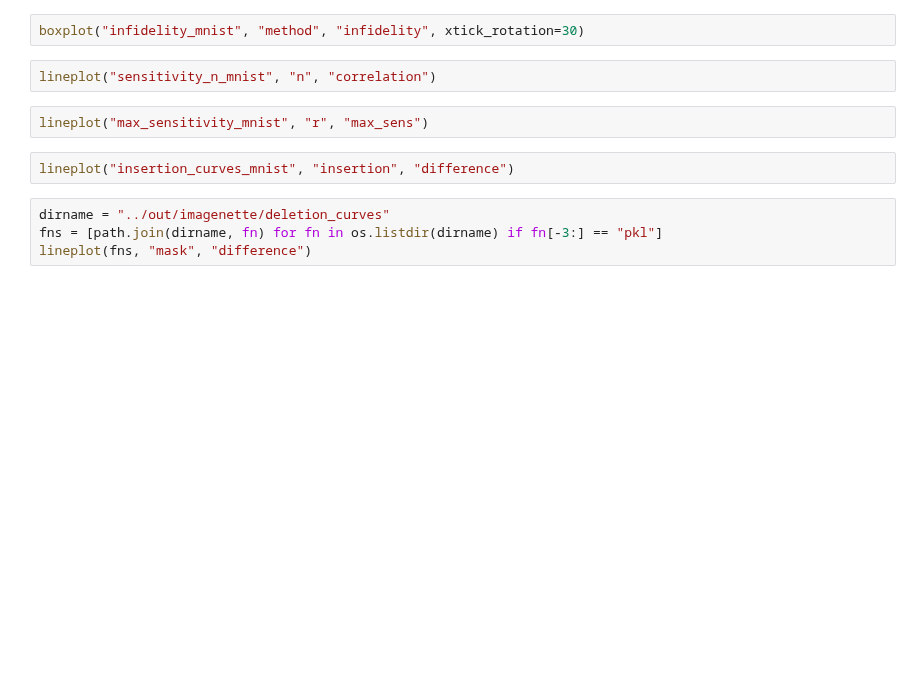
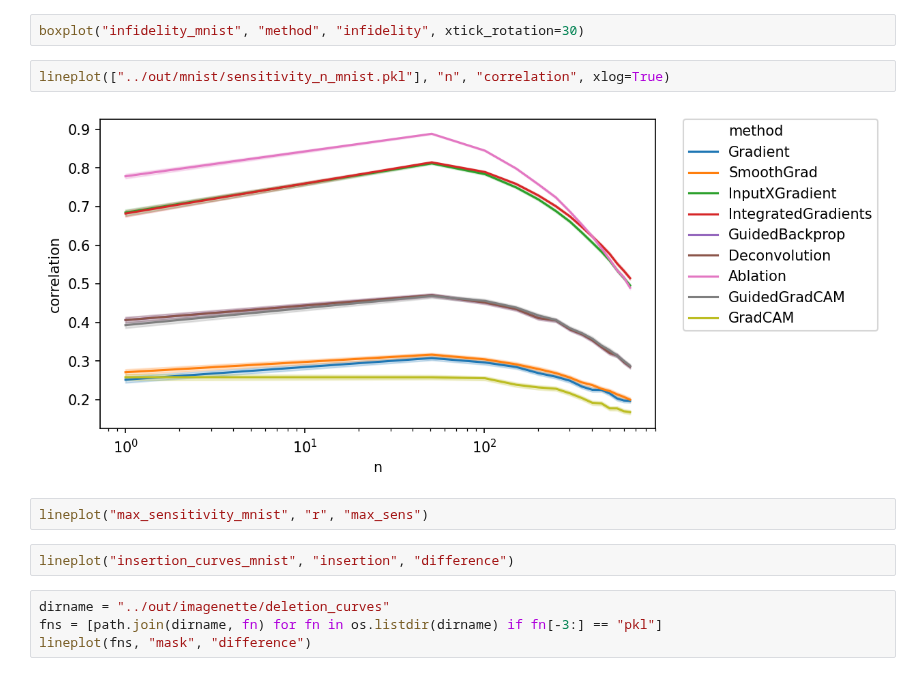
Before and after one commit to arnegevaert/benchmark, a Jupyter notebook: sandbox/plot_result.ipynb, the cells around one changed output. Drawn from its saved outputs; the diff is of its cells as text; blank space fills up the shorter version.

```diff
--- a/sandbox/plot_result.ipynb
+++ b/sandbox/plot_result.ipynb
@@ -31,7 +44,9 @@ lineplot(fns, "insertion", "difference")
 # %%
 boxplot("infidelity_mnist", "method", "infidelity", xtick_rotation=30)
 # %%
-lineplot("sensitivity_n_mnist", "n", "correlation")
+lineplot(["../out/mnist/sensitivity_n_mnist.pkl"], "n", "correlation", xlog=True)
+# %% [output]
+[figure, added]
 # %%
 lineplot("max_sensitivity_mnist", "r", "max_sens")
 # %%
```
Also changed, not shown: parts of 9 cells of this notebook, 8 other files.
